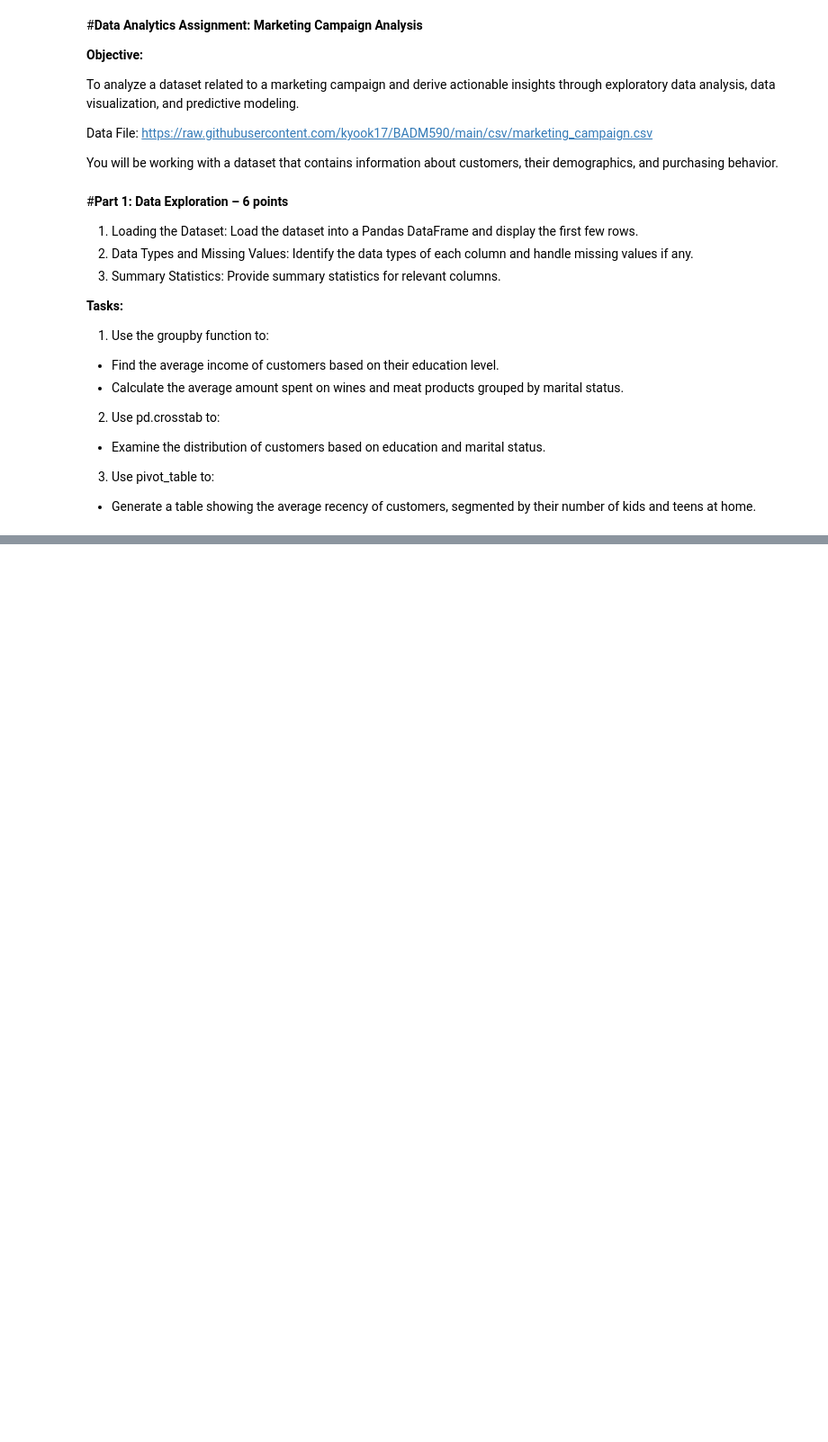
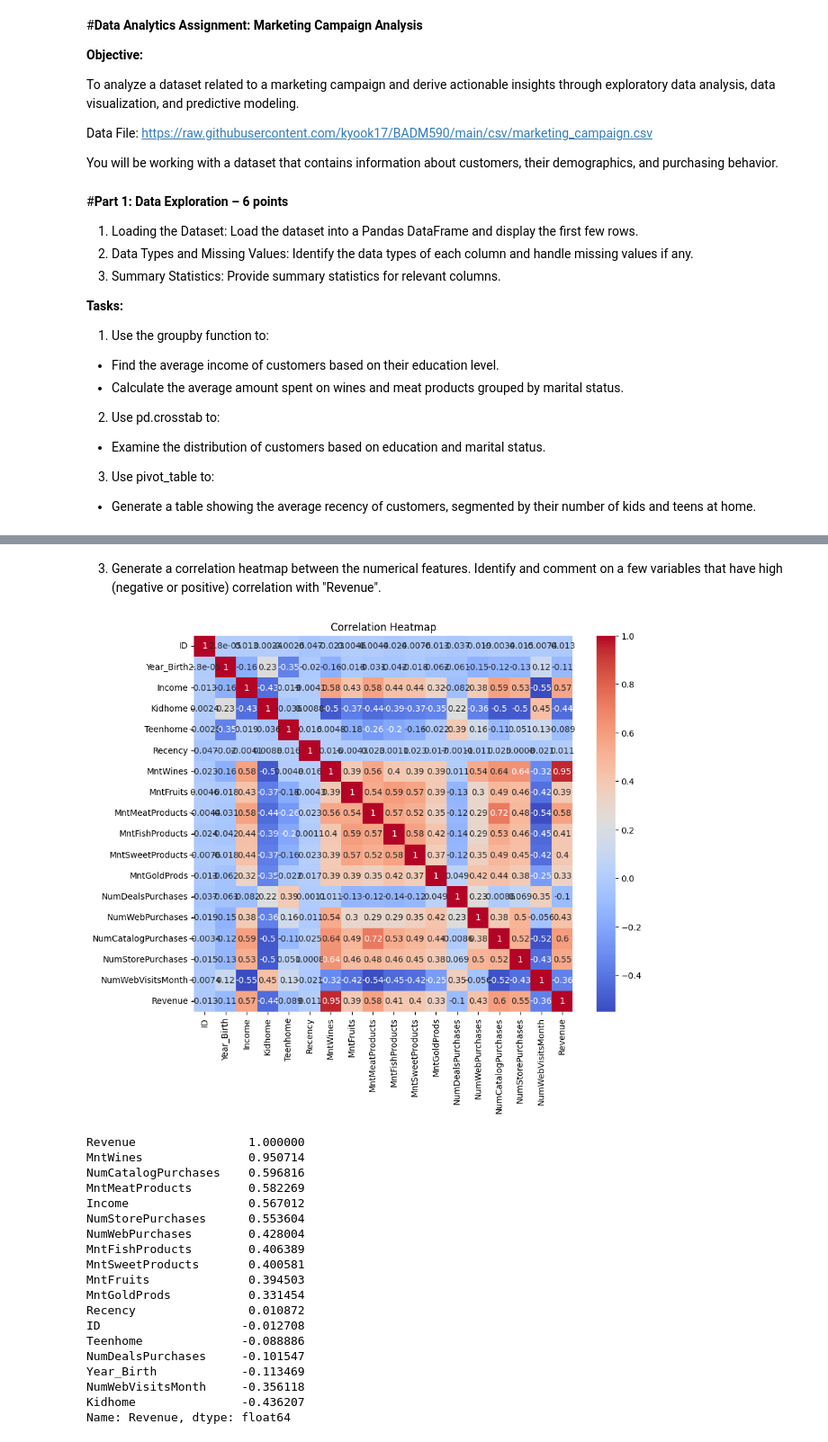
Before and after one commit to kyook17/BADM590, a Jupyter notebook: BADM590_Team_Assignment_Team11.ipynb, the cells around one changed output, grey strips where cells are left out. Shown at 90% size. Drawn from its saved outputs; the diff is of its cells as text; code cells hidden in the pictures; blank space fills up the shorter version.

```diff
--- a/BADM590_Team_Assignment_Team11.ipynb
+++ b/BADM590_Team_Assignment_Team11.ipynb
@@ -53,3 +119,36 @@ Generate a correlation heatmap between the numerical features. Identify and comm
+# %% [markdown]
+3. Generate a correlation heatmap between the numerical features. Identify and comment on a few variables that have high (negative or positive) correlation with "Revenue".
+# %%
+correlation_matrix = df.corr()
+plt.figure(figsize=(10, 8))
+sns.heatmap(correlation_matrix, annot=True, cmap='coolwarm')
+plt.title('Correlation Heatmap')
+plt.show()
+
+# To find correlations with "Revenue"
+correlation_with_revenue = correlation_matrix['Revenue'].sort_values(ascending=False)
+print(correlation_with_revenue)
+# %% [output]
+[figure, added]
+Revenue                1.000000
+MntWines               0.950714
+NumCatalogPurchases    0.596816
+MntMeatProducts        0.582269
+Income                 0.567012
+NumStorePurchases      0.553604
+NumWebPurchases        0.428004
+MntFishProducts        0.406389
+MntSweetProducts       0.400581
+MntFruits              0.394503
+MntGoldProds           0.331454
+Recency                0.010872
+ID                    -0.012708
+Teenhome              -0.088886
+NumDealsPurchases     -0.101547
+Year_Birth            -0.113469
+NumWebVisitsMonth     -0.356118
+Kidhome               -0.436207
+Name: Revenue, dtype: float64
 # %% [markdown]
 #**Part 3: Linear Regression Analysis (Explanatory) – 5 points**
 
```
Also changed, not shown: parts of 11 cells of this notebook.
